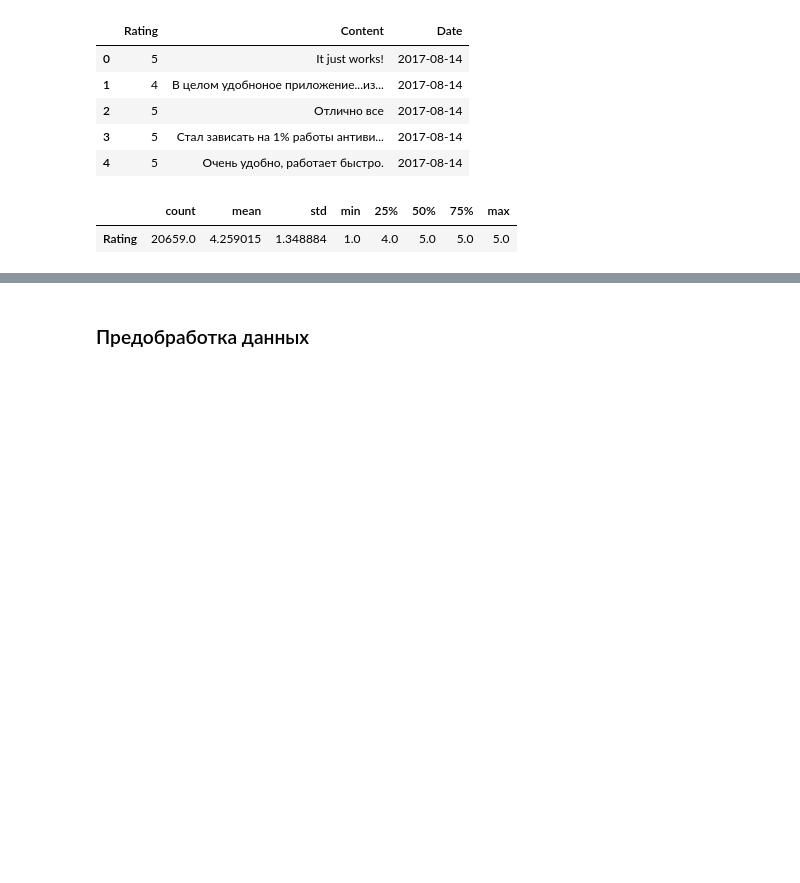
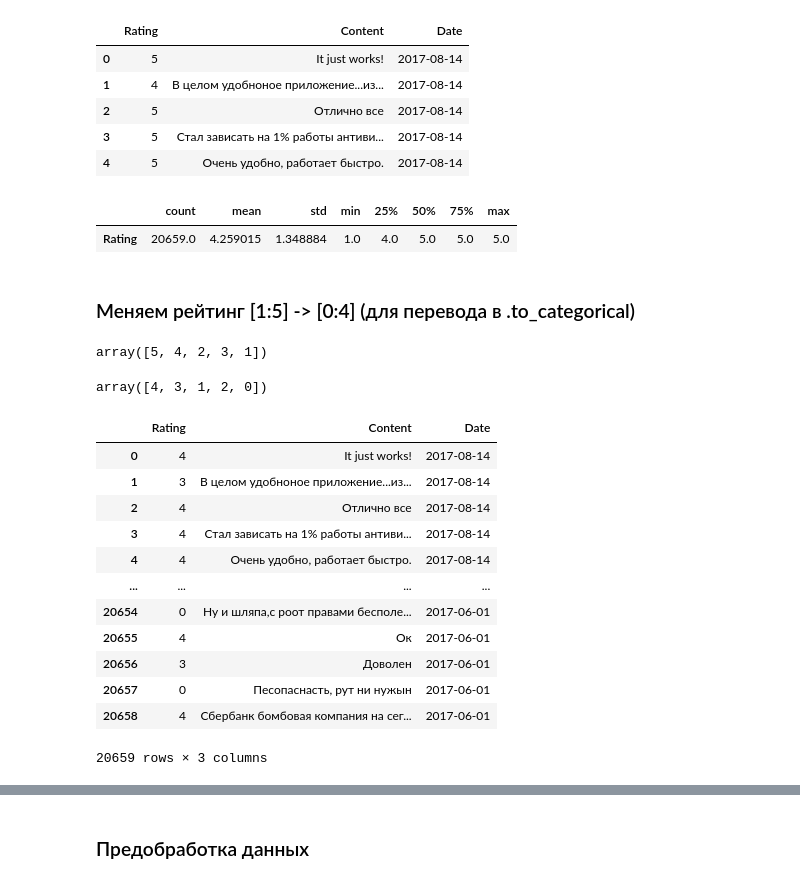
Before and after one commit to OlegRev/Introduction_toNaturalLanguageProcessing, a Jupyter notebook: hw_lesson_7.ipynb, the cells around one changed output, grey strips where cells are left out. Saved outputs shown, nothing was run; the diff lists cells and outputs as text; code cells hidden in the pictures; blank space fills up the shorter version.

```diff
--- a/hw_lesson_7.ipynb
+++ b/hw_lesson_7.ipynb
@@ -59,3 +59,30 @@ data_df.describe().T
 # %% [output]
 |  | count | mean | std | min | 25% | 50% | 75% | max |
 | Rating | 20659.0 | 4.259015 | 1.348884 | 1.0 | 4.0 | 5.0 | 5.0 | 5.0 |
+# %% [markdown]
+### Меняем рейтинг [1:5] -> [0:4] (для перевода в .to_categorical)
+# %%
+data_df['Rating'].unique()
+# %% [output]
+array([5, 4, 2, 3, 1])
+# %%
+data_df['Rating'] = data_df['Rating'].replace({idx+1: idx for idx in range(5)})
+data_df['Rating'].unique()
+# %% [output]
+array([4, 3, 1, 2, 0])
+# %%
+data_df
+# %% [output]
+|  | Rating | Content | Date |
+| 0 | 4 | It just works! | 2017-08-14 |
+| 1 | 3 | В целом удобноное приложение...из... | 2017-08-14 |
+| 2 | 4 | Отлично все | 2017-08-14 |
+| 3 | 4 | Стал зависать на 1% работы антиви... | 2017-08-14 |
+| 4 | 4 | Очень удобно, работает быстро. | 2017-08-14 |
+| ... | ... | ... | ... |
+| 20654 | 0 | Ну и шляпа,с роот правами бесполе... | 2017-06-01 |
+| 20655 | 4 | Ок | 2017-06-01 |
+| 20656 | 3 | Доволен | 2017-06-01 |
+| 20657 | 0 | Песопаснасть, рут ни нужын | 2017-06-01 |
+| 20658 | 4 | Сбербанк бомбовая компания на сег... | 2017-06-01 |
+20659 rows × 3 columns
```
Also changed, not shown: parts of 24 cells of this notebook.
